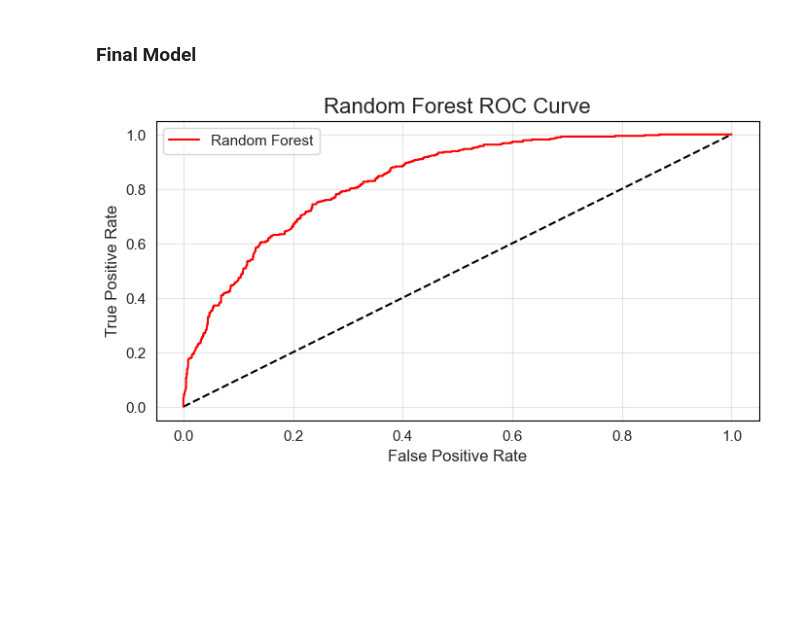
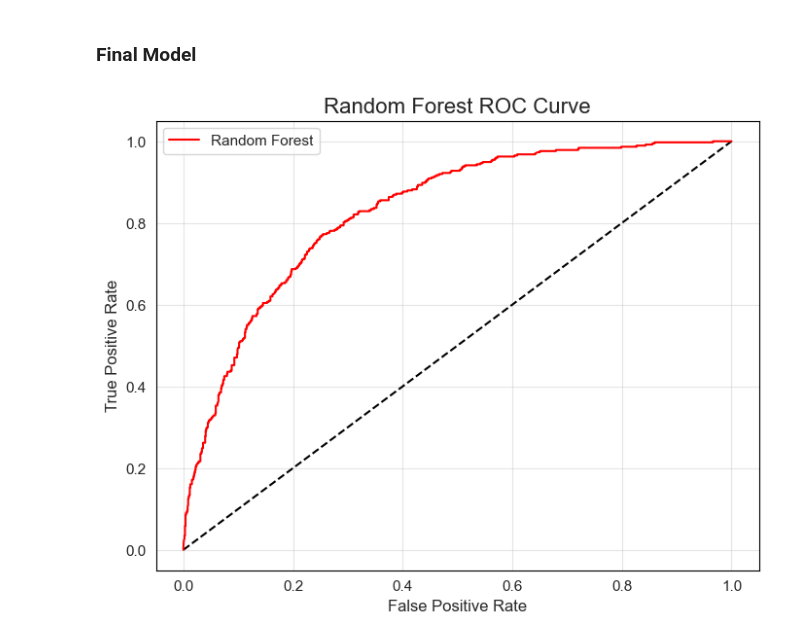
Before and after one commit to Mauryatan10/customer-churn-prediction, a Jupyter notebook: telco-customer-churn-prediction.ipynb, the cells around one changed output. Cells and saved outputs as stored; diff of their text form; code cells hidden in the pictures; blank space fills up the shorter version.

```diff
--- a/telco-customer-churn-prediction.ipynb
+++ b/telco-customer-churn-prediction.ipynb
@@ -688,0 +882,26 @@ weighted avg       0.77      0.78      0.77      1407
+# %%
+knn = KNeighborsClassifier(n_neighbors=best_k)
+xgb = XGBClassifier(n_estimators=100, max_depth=2, use_label_encoder=False, eval_metric='logloss')
+forest = RandomForestClassifier(max_depth=10, random_state=42)
+tree = DecisionTreeClassifier(random_state=42)
+
+stacked_model = StackingClassifier(
+    estimators=[
+        ('knn', knn),
+        ('xgb', xgb),
+        ('forest', forest),
+        ('tree', tree)
+    ],
+    final_estimator=LogisticRegression(),
+    n_jobs=-1,
+    cv=5
+)
+# %%
+stacked_model.fit(X_train_transformed, y_train)
+
+stacked_eval_train, stacked_eval_test = eval_metric(
+    stacked_model, X_train_transformed, y_train, X_test_transformed, y_test
+)
+
+print("Stacked Model Train Eval:", stacked_eval_train)
+print("Stacked Model Test Eval:", stacked_eval_test)
@@ -727,16 +1011,27 @@ import pickle
 final_model=forest
 # %%
 from sklearn.metrics import roc_curve
-fpr_rf, tpr_rf, thresholds = roc_curve(y_test, xgb.predict_proba(X_test_transformed)[:, 1])
-plt.plot([0, 1], [0, 1], 'k--' )
-plt.plot(fpr_rf, tpr_rf, label='Random Forest',color = "r")
+import matplotlib.pyplot as plt
+from sklearn.ensemble import RandomForestClassifier
+
+# Create and fit the Random Forest model first
+rf = RandomForestClassifier(n_estimators=100, max_depth=10, random_state=42)
+rf.fit(X_train_transformed, y_train)  # This is essential - train the model first
+
+# Now create the ROC curve using the fitted model
+fpr_rf, tpr_rf, thresholds = roc_curve(y_test, rf.predict_proba(X_test_transformed)[:, 1])
+
+# Plot the ROC curve
+plt.figure(figsize=(8, 6))
+plt.plot([0, 1], [0, 1], 'k--')  # Diagonal reference line
+plt.plot(fpr_rf, tpr_rf, label='Random Forest', color="r")
 plt.legend()
 plt.xlabel('False Positive Rate')
 plt.ylabel('True Positive Rate')
-plt.title('Random Forest ROC Curve',fontsize=16)
+plt.title('Random Forest ROC Curve', fontsize=16)
 plt.show()
 # %% [output]
-[figure, old version]
+[figure, new version]
 # %%
 pickle.dump(final_model, open("model.pkl", "wb"))
 pickle.dump(preprocessor, open("preprocessor.pkl", "wb"))
```
Also changed, not shown: parts of 19 cells of this notebook, 1 other file.
